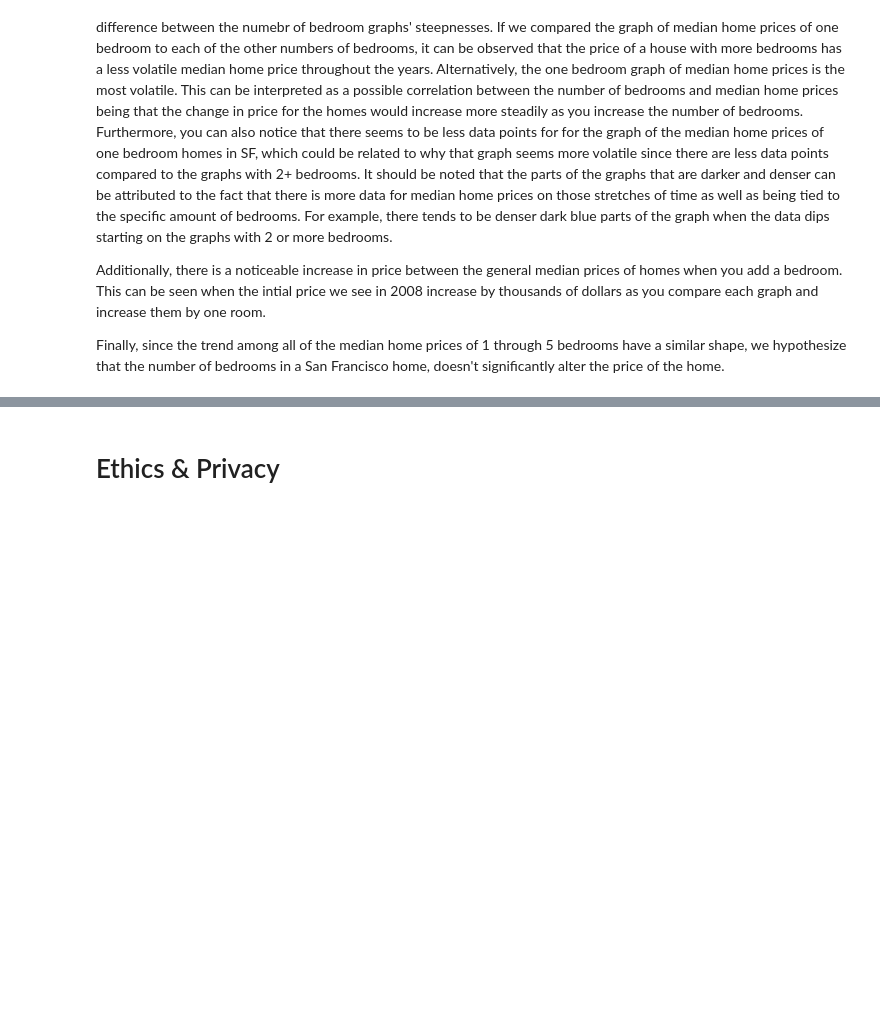
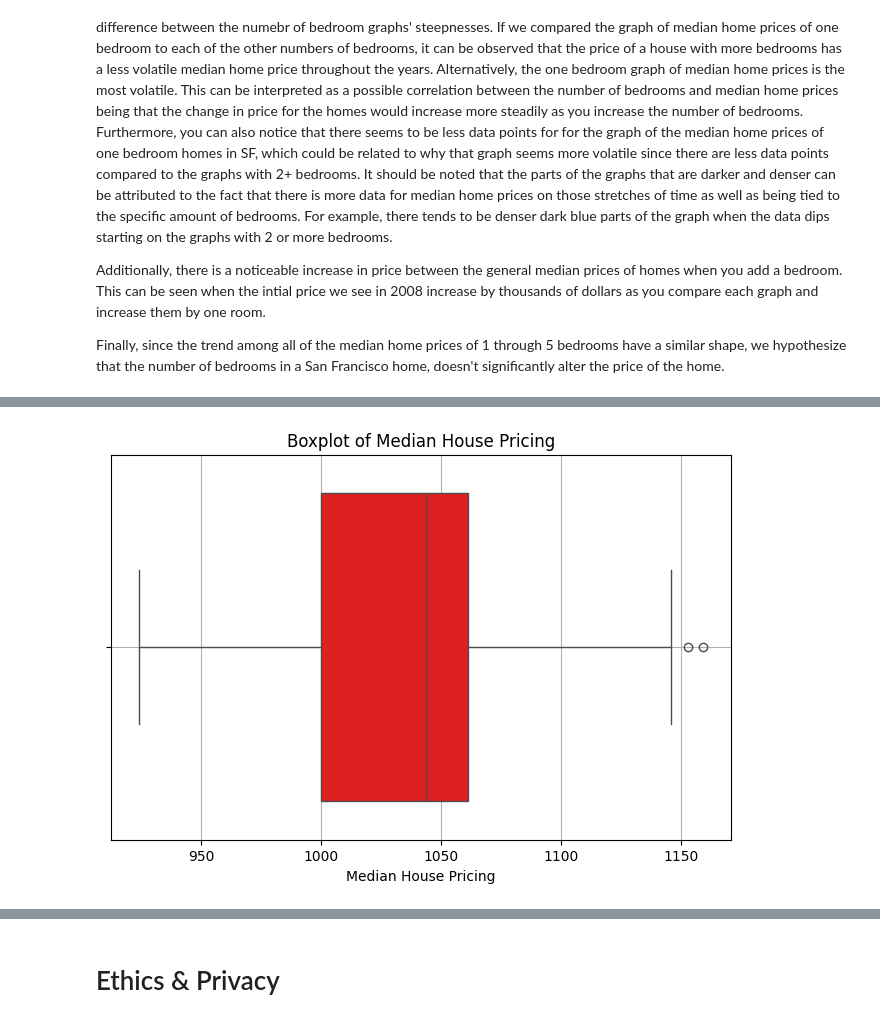
Before and after one commit to jocelynng101/COGS108_Repo, a Jupyter notebook: EDACheckpoint_Group045_WI25.ipynb, the cells around one changed output, grey strips where cells are left out. Saved outputs shown, nothing was run; the diff lists cells and outputs as text; code cells hidden in the pictures; blank space fills up the shorter version.

Commit message:
Jocelyn EDA section 1 median home price

```diff
--- a/EDACheckpoint_Group045_WI25.ipynb
+++ b/EDACheckpoint_Group045_WI25.ipynb
@@ -312,0 +318,12 @@ KeyError: 'observation_date'
+# %%
+url = 'https://drive.google.com/uc?export=download&id=1DxU01sUXZUPPV1A_UsKdsyqskYA5LP-B'
+df = pd.read_csv(url, parse_dates=['observation_date'])
+
+plt.figure(figsize=(8, 5))
+sns.boxplot(x=df['median_house_pricing'], color='red') #creating the boxplot to identify any outliers
+plt.title('Boxplot of Median House Pricing') #labeling the boxplot
+plt.xlabel('Median House Pricing')
+plt.grid(True)
+plt.show()
+# %% [output]
+[figure, added]
```
Also changed, not shown: parts of 15 cells of this notebook.
